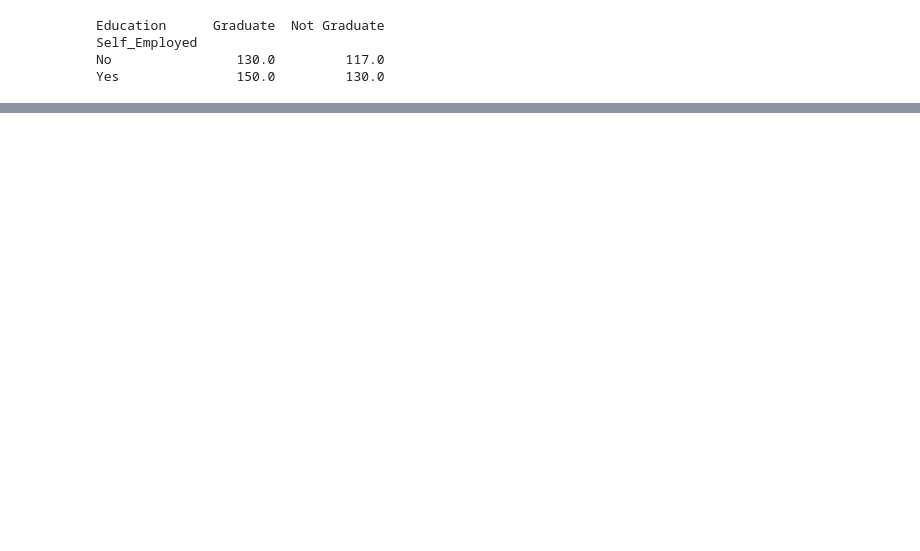
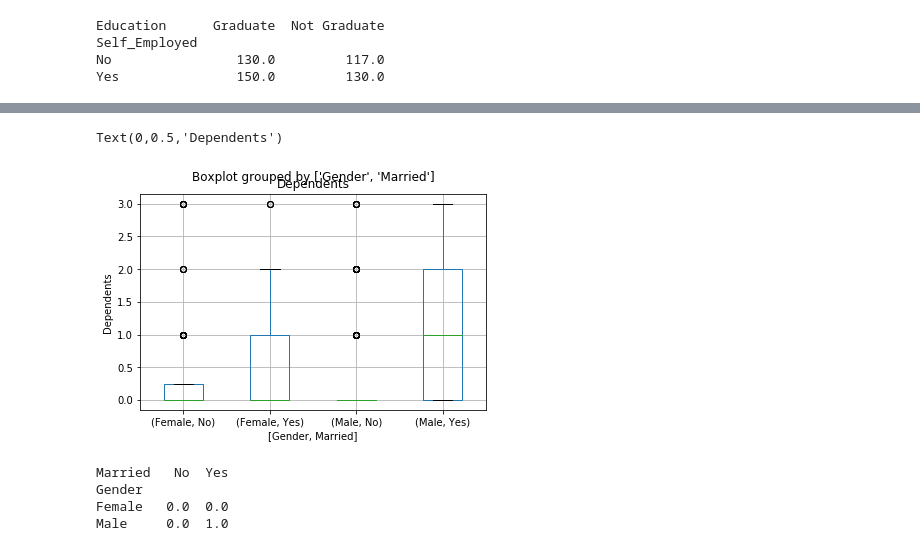
Before and after one commit to Decoder-Paul/Data-Analytics, a Jupyter notebook: AllDataLoanPrediction.ipynb, the cells around one changed output, grey strips where cells are left out. Cells and saved outputs as stored; diff of their text form; code cells hidden in the pictures; blank space fills up the shorter version.

```diff
--- a/AllDataLoanPrediction.ipynb
+++ b/AllDataLoanPrediction.ipynb
@@ -98,0 +139,2 @@ alldata['TotalIncome'] = alldata['ApplicantIncome'] + alldata['CoapplicantIncome
+# %%
+alldata['Dependents'] = alldata['Dependents'].replace('3+','3')
@@ -98,0 +162,20 @@ alldata['TotalIncome'] = alldata['ApplicantIncome'] + alldata['CoapplicantIncome
+# %%
+alldata['Dependents'] = alldata['Dependents'].astype(float)
+# %%
+ay = alldata.boxplot(column='Dependents', by=['Gender','Married'])
+ay.set_ylabel('Dependents')
+# %% [output]
+Text(0,0.5,'Dependents')
+[figure, added]
+# %%
+pvtable = alldata.pivot_table(values='Dependents', index='Gender' ,columns='Married', aggfunc=np.median)
+
+# Define function to return value of this pivot_table
+def dep(x):
+    return pvtable.loc[x['Gender'],x['Married']]
+print(pvtable)
+# %% [output]
+Married   No  Yes
+Gender
+Female   0.0  0.0
+Male     0.0  1.0
```
Also changed, not shown: parts of 45 cells of this notebook.
